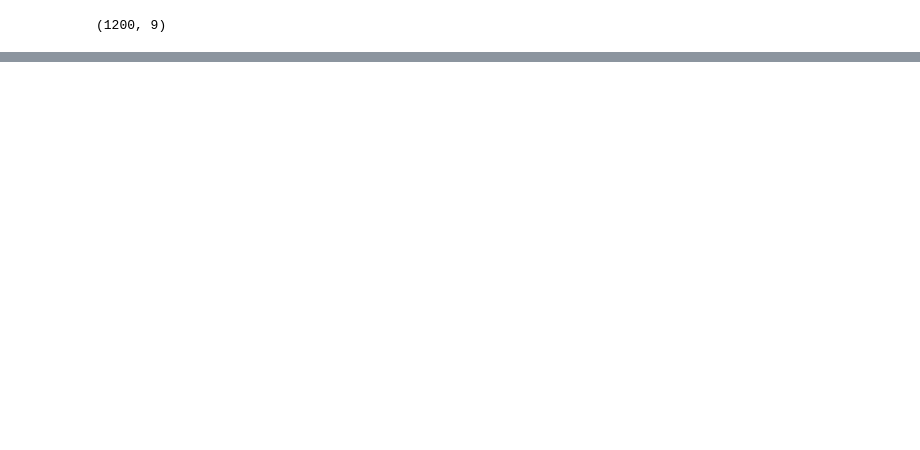
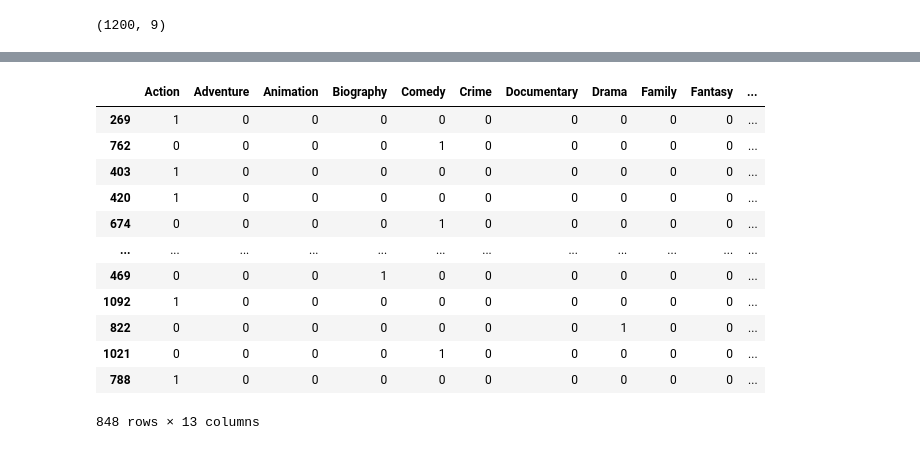
Before and after one commit to JuliaQiao/Blockbuster_Goes_Abroad, a Jupyter notebook: Concat and Merge Mojo Dataframes.ipynb, the cells around one changed output, grey strips where cells are left out. Drawn from its saved outputs; the diff is of its cells as text; code cells hidden in the pictures; blank space fills up the shorter version.

Commit message:
dataframe ready for regression--cleaned, processed, dummy variables added, variables from separate scrapes added

```diff
--- a/Concat and Merge Mojo Dataframes.ipynb
+++ b/Concat and Merge Mojo Dataframes.ipynb
@@ -109,0 +721,2 @@ compiled_df.to_csv(r'/Users/juliaqiao/Documents/Metis/Project_2.csv')
+# %%
+compiled_df = pd.concat([clean_df, new_df], axis=1)
@@ -109,0 +756,4 @@ compiled_df.to_csv(r'/Users/juliaqiao/Documents/Metis/Project_2.csv')
+# %%
+compiled_df["genres"] = compiled_df["genres"].apply(lambda x: x.replace('\n', ", "))
+# %%
+compiled_df["genre_1"] = compiled_df["genres"].apply(lambda x: x.split(',')[0])
@@ -109,0 +795,18 @@ compiled_df.to_csv(r'/Users/juliaqiao/Documents/Metis/Project_2.csv')
+# %%
+genre_df = pd.get_dummies(compiled_df.genre_1)
+# %%
+genre_df
+# %% [output]
+|  | Action | Adventure | Animation | Biography | Comedy | Crime | Documentary | Drama | Family | Fantasy | ... |
+| 269 | 1 | 0 | 0 | 0 | 0 | 0 | 0 | 0 | 0 | 0 | ... |
+| 762 | 0 | 0 | 0 | 0 | 1 | 0 | 0 | 0 | 0 | 0 | ... |
+| 403 | 1 | 0 | 0 | 0 | 0 | 0 | 0 | 0 | 0 | 0 | ... |
+| 420 | 1 | 0 | 0 | 0 | 0 | 0 | 0 | 0 | 0 | 0 | ... |
+| 674 | 0 | 0 | 0 | 0 | 1 | 0 | 0 | 0 | 0 | 0 | ... |
+| ... | ... | ... | ... | ... | ... | ... | ... | ... | ... | ... | ... |
+| 469 | 0 | 0 | 0 | 1 | 0 | 0 | 0 | 0 | 0 | 0 | ... |
+| 1092 | 1 | 0 | 0 | 0 | 0 | 0 | 0 | 0 | 0 | 0 | ... |
+| 822 | 0 | 0 | 0 | 0 | 0 | 0 | 0 | 1 | 0 | 0 | ... |
+| 1021 | 0 | 0 | 0 | 0 | 1 | 0 | 0 | 0 | 0 | 0 | ... |
+| 788 | 1 | 0 | 0 | 0 | 0 | 0 | 0 | 0 | 0 | 0 | ... |
+848 rows × 13 columns
```
Also changed, not shown: parts of 79 cells of this notebook, 11 other files.
